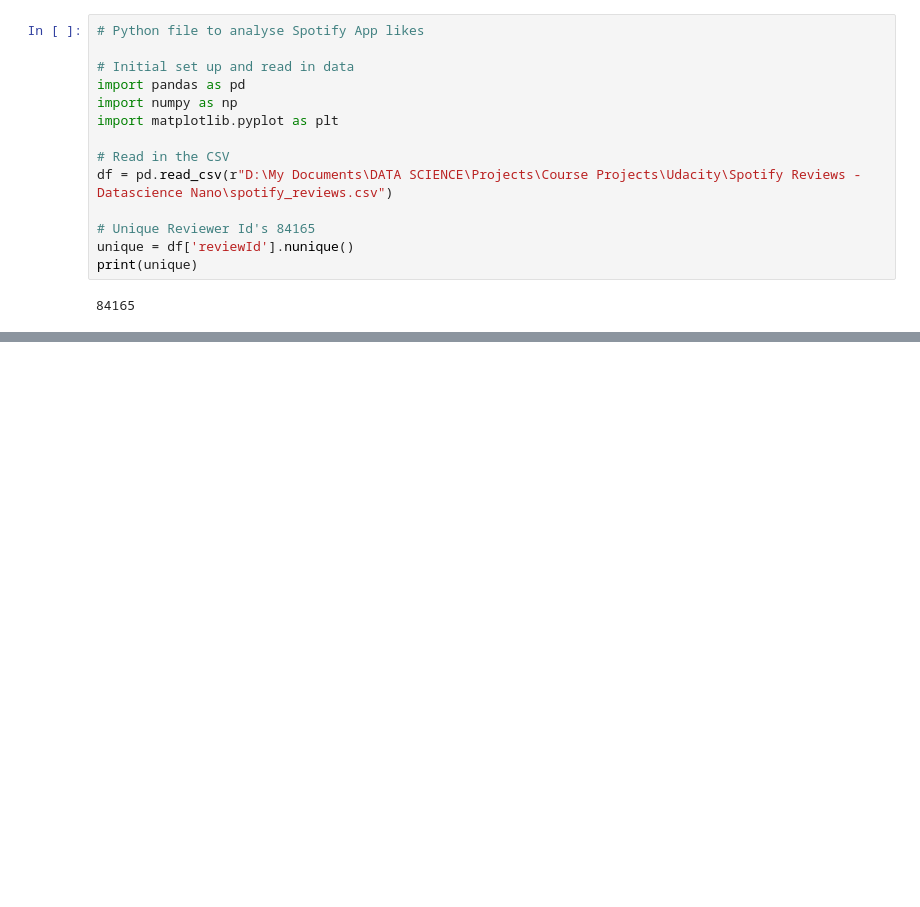
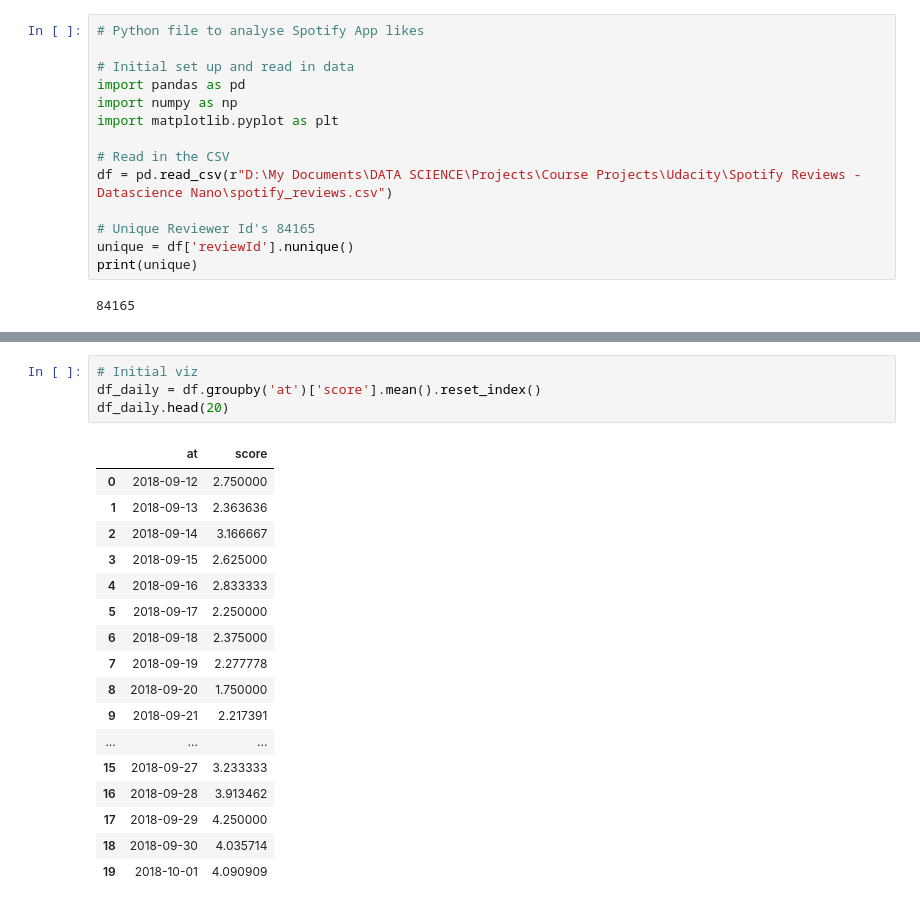
Before and after one commit to adamskirees/spotify, a Jupyter notebook: data.ipynb, the cells around one changed output, grey strips where cells are left out. Drawn from its saved outputs; the diff is of its cells as text; blank space fills up the shorter version.

```diff
--- a/data.ipynb
+++ b/data.ipynb
@@ -39,0 +64,22 @@ plt.show()
+# %%
+# Initial viz
+df_daily = df.groupby('at')['score'].mean().reset_index()
+df_daily.head(20)
+# %% [output]
+|  | at | score |
+| 0 | 2018-09-12 | 2.750000 |
+| 1 | 2018-09-13 | 2.363636 |
+| 2 | 2018-09-14 | 3.166667 |
+| 3 | 2018-09-15 | 2.625000 |
+| 4 | 2018-09-16 | 2.833333 |
+| 5 | 2018-09-17 | 2.250000 |
+| 6 | 2018-09-18 | 2.375000 |
+| 7 | 2018-09-19 | 2.277778 |
+| 8 | 2018-09-20 | 1.750000 |
+| 9 | 2018-09-21 | 2.217391 |
+| ... | ... | ... |
+| 15 | 2018-09-27 | 3.233333 |
+| 16 | 2018-09-28 | 3.913462 |
+| 17 | 2018-09-29 | 4.250000 |
+| 18 | 2018-09-30 | 4.035714 |
+| 19 | 2018-10-01 | 4.090909 |
```
Also changed, not shown: parts of 5 cells of this notebook.
